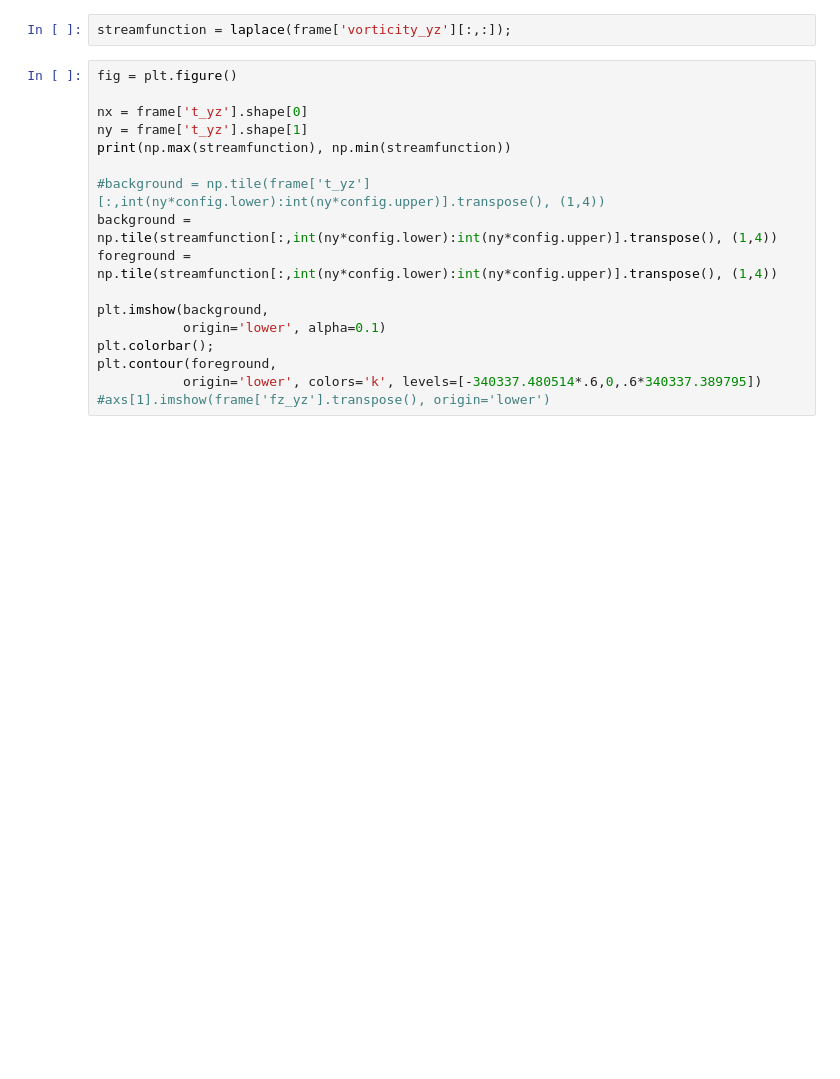
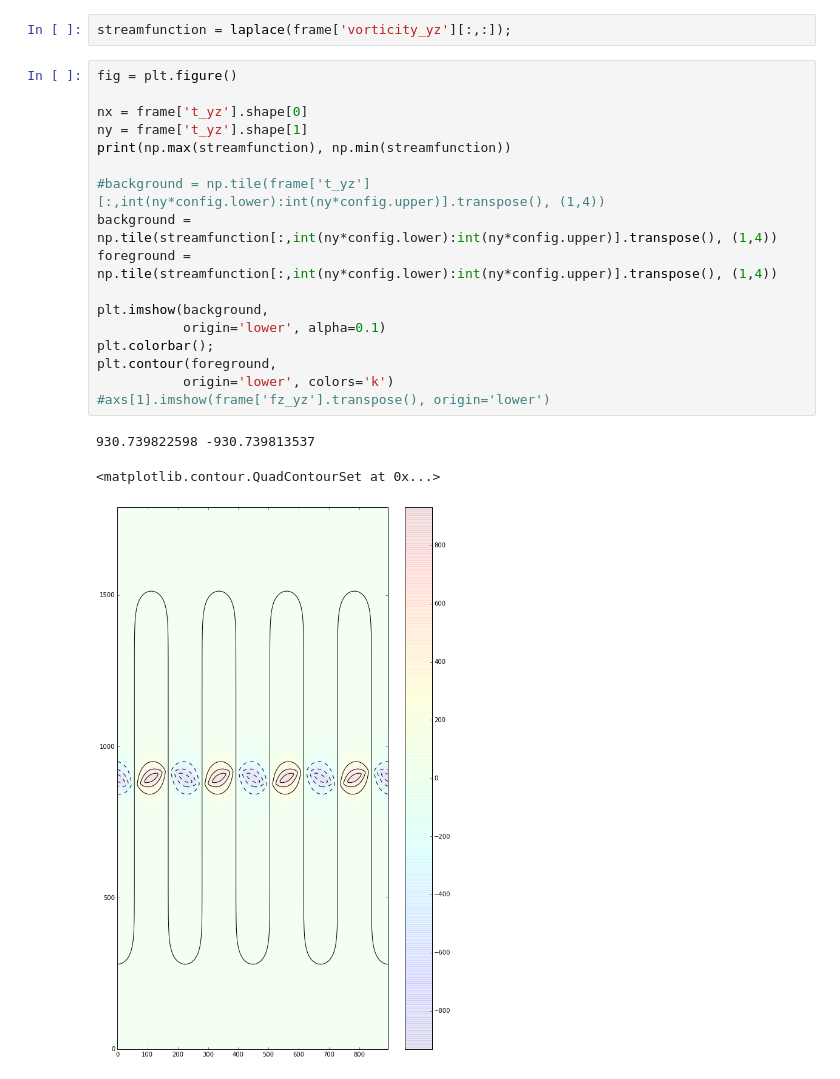
Before and after one commit to maxhutch/thesis-notebooks, a Jupyter notebook: Vorticity.ipynb, the cells around one changed output. Drawn from its saved outputs; the diff is of its cells as text; blank space fills up the shorter version.

```diff
--- a/Vorticity.ipynb
+++ b/Vorticity.ipynb
@@ -99,20 +103,24 @@ streamfunction = laplace(frame['vorticity_yz'][:,:]);
 # %%
 fig = plt.figure()
 
 nx = frame['t_yz'].shape[0]
 ny = frame['t_yz'].shape[1]
 print(np.max(streamfunction), np.min(streamfunction))
 
 #background = np.tile(frame['t_yz'][:,int(ny*config.lower):int(ny*config.upper)].transpose(), (1,4))
 background = np.tile(streamfunction[:,int(ny*config.lower):int(ny*config.upper)].transpose(), (1,4))
 foreground = np.tile(streamfunction[:,int(ny*config.lower):int(ny*config.upper)].transpose(), (1,4))
 
 plt.imshow(background,
            origin='lower', alpha=0.1)
 plt.colorbar();
 plt.contour(foreground,
-           origin='lower', colors='k', levels=[-340337.480514*.6,0,.6*340337.389795])
+           origin='lower', colors='k')
 #axs[1].imshow(frame['fz_yz'].transpose(), origin='lower')
+# %% [output]
+930.739822598 -930.739813537
+<matplotlib.contour.QuadContourSet at 0x...>
+[figure, added]
 # %%
 %install_ext http://raw.github.com/jrjohansson/version_information/master/version_information.py
 %load_ext version_information
```
Also changed, not shown: parts of 7 cells of this notebook.
